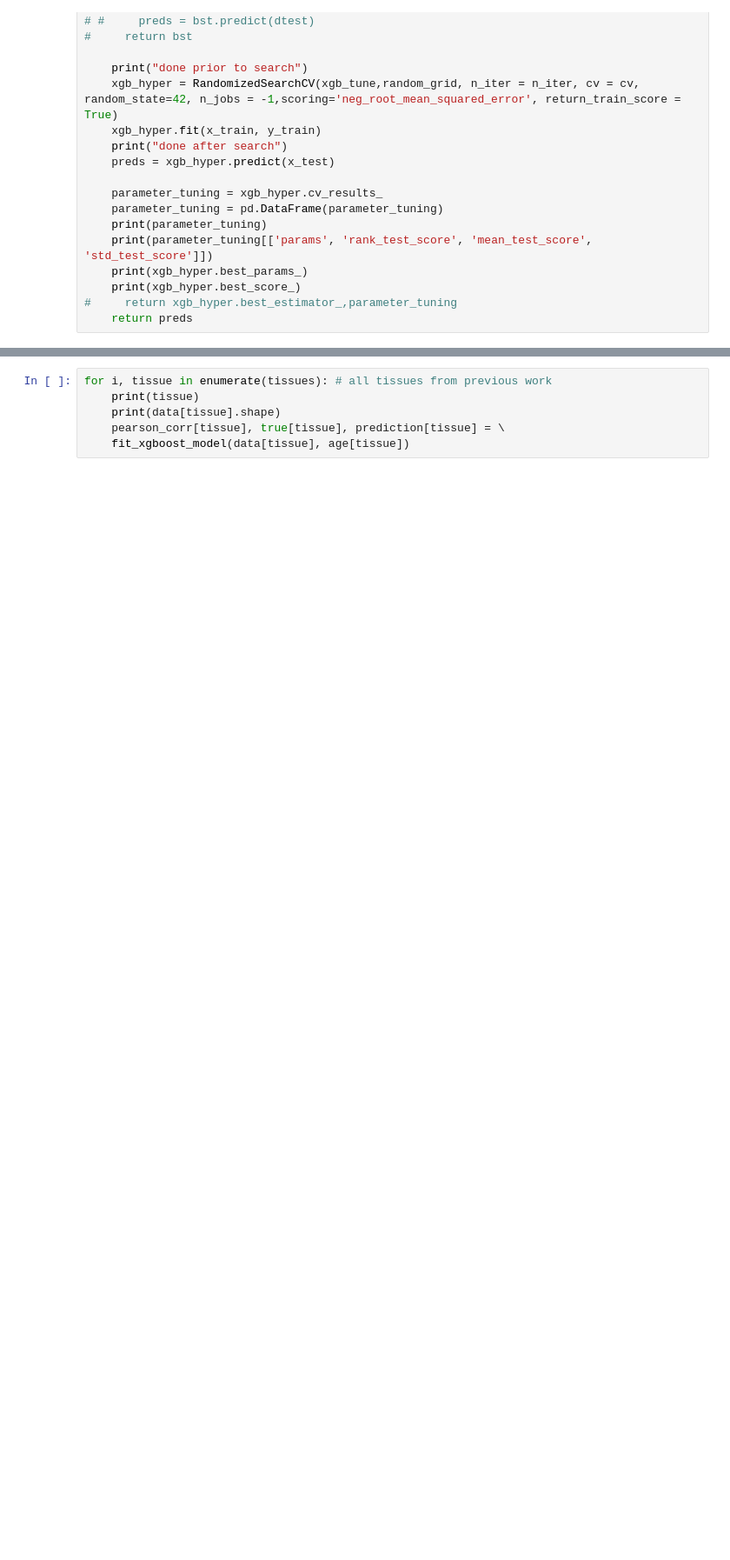
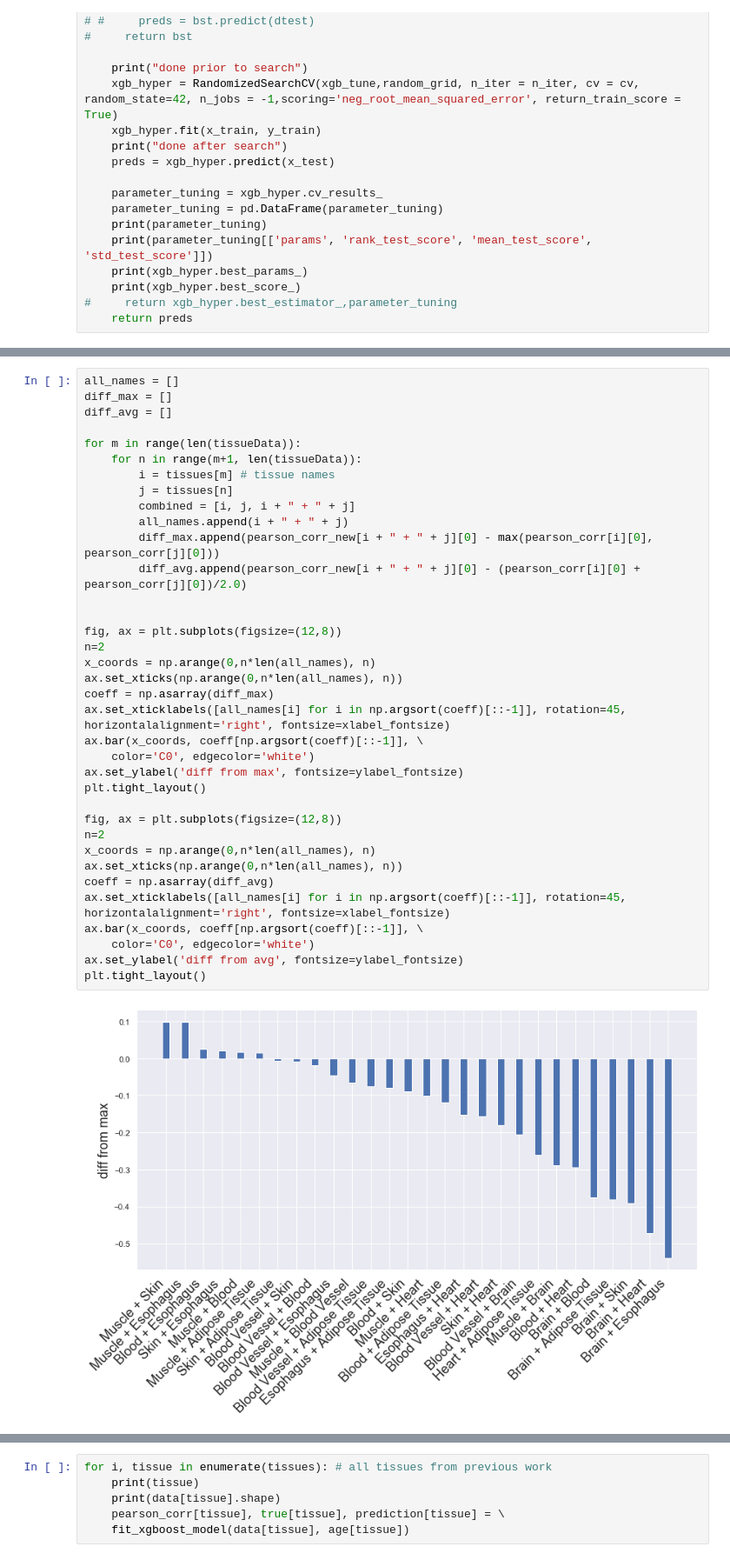
Before and after one commit to mdlu/aging-clock, a Jupyter notebook: GTEx_clock.ipynb, the cells around one changed output, grey strips where cells are left out. Shown at 87% size. Saved outputs shown, nothing was run; the diff lists cells and outputs as text; blank space fills up the shorter version.

```diff
--- a/GTEx_clock.ipynb
+++ b/GTEx_clock.ipynb
@@ -532,0 +775,38 @@ Index(['ENSG00000182890.4', 'ENSG00000234176.1', 'ENSG00000125675.17',
+# %%
+all_names = []
+diff_max = []
+diff_avg = []
+
+for m in range(len(tissueData)):
+    for n in range(m+1, len(tissueData)):
+        i = tissues[m] # tissue names
+        j = tissues[n]
+        combined = [i, j, i + " + " + j]
+        all_names.append(i + " + " + j)
+        diff_max.append(pearson_corr_new[i + " + " + j][0] - max(pearson_corr[i][0], pearson_corr[j][0]))
+        diff_avg.append(pearson_corr_new[i + " + " + j][0] - (pearson_corr[i][0] + pearson_corr[j][0])/2.0)
+
+
+fig, ax = plt.subplots(figsize=(12,8))
+n=2
+x_coords = np.arange(0,n*len(all_names), n)
+ax.set_xticks(np.arange(0,n*len(all_names), n))
+coeff = np.asarray(diff_max)
+ax.set_xticklabels([all_names[i] for i in np.argsort(coeff)[::-1]], rotation=45, horizontalalignment='right', fontsize=xlabel_fontsize)
+ax.bar(x_coords, coeff[np.argsort(coeff)[::-1]], \
+    color='C0', edgecolor='white')
+ax.set_ylabel('diff from max', fontsize=ylabel_fontsize)
+plt.tight_layout()
+
+fig, ax = plt.subplots(figsize=(12,8))
+n=2
+x_coords = np.arange(0,n*len(all_names), n)
+ax.set_xticks(np.arange(0,n*len(all_names), n))
+coeff = np.asarray(diff_avg)
+ax.set_xticklabels([all_names[i] for i in np.argsort(coeff)[::-1]], rotation=45, horizontalalignment='right', fontsize=xlabel_fontsize)
+ax.bar(x_coords, coeff[np.argsort(coeff)[::-1]], \
+    color='C0', edgecolor='white')
+ax.set_ylabel('diff from avg', fontsize=ylabel_fontsize)
+plt.tight_layout()
+# %% [output]
+[figure, added]
```
Also changed, not shown: parts of 25 cells of this notebook.
